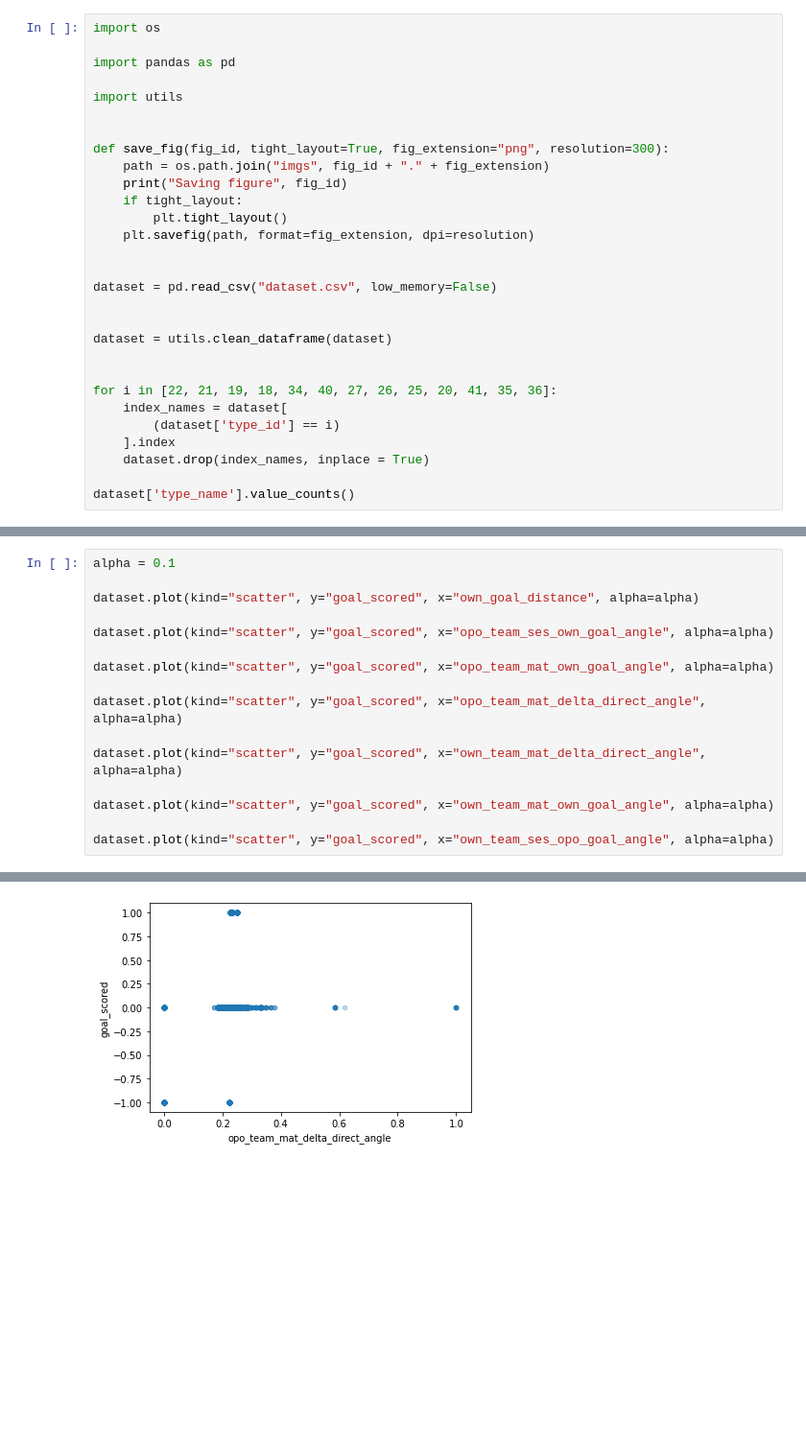
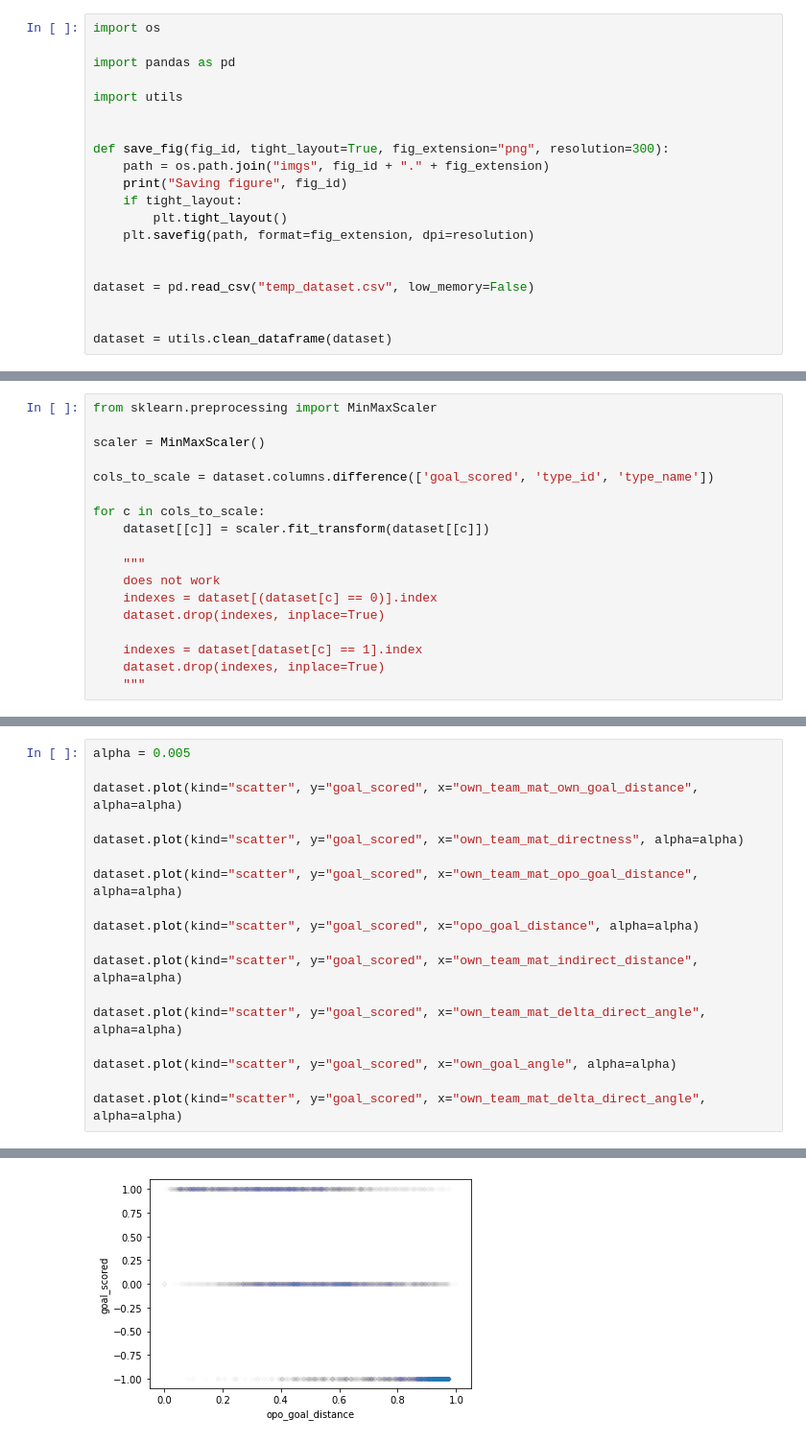
Before and after one commit to xecarlox94/data_mining_machine_learning, a Jupyter notebook: Untitled.ipynb, the cells around one changed output, grey strips where cells are left out. Shown at 96% size. Drawn from its saved outputs; the diff is of its cells as text; blank space fills up the shorter version.

```diff
--- a/Untitled.ipynb
+++ b/Untitled.ipynb
@@ -14,16 +14,7 @@ def save_fig(fig_id, tight_layout=True, fig_extension="png", resolution=300):
     plt.savefig(path, format=fig_extension, dpi=resolution)
 
 
-dataset = pd.read_csv("dataset.csv", low_memory=False)
+dataset = pd.read_csv("temp_dataset.csv", low_memory=False)
 
 
 dataset = utils.clean_dataframe(dataset)
-
-
-for i in [22, 21, 19, 18, 34, 40, 27, 26, 25, 20, 41, 35, 36]:
-    index_names = dataset[
-        (dataset['type_id'] == i)
-    ].index
-    dataset.drop(index_names, inplace = True)
-
-dataset['type_name'].value_counts()
@@ -49,3 +99,21 @@ Name: type_name, dtype: int64
+# %%
+from sklearn.preprocessing import MinMaxScaler
+
+scaler = MinMaxScaler()
+
+cols_to_scale = dataset.columns.difference(['goal_scored', 'type_id', 'type_name'])
+
+for c in cols_to_scale:
+    dataset[[c]] = scaler.fit_transform(dataset[[c]])
+
+    """
+    does not work
+    indexes = dataset[(dataset[c] == 0)].index
+    dataset.drop(indexes, inplace=True)
+
+    indexes = dataset[dataset[c] == 1].index
+    dataset.drop(indexes, inplace=True)
+    """
 # %%
 dataset['goal_scored'].value_counts()
 # %% [output]
@@ -187,17 +210,19 @@ plt.show()
 # %%
-alpha = 0.1
+alpha = 0.005
 
-dataset.plot(kind="scatter", y="goal_scored", x="own_goal_distance", alpha=alpha)
+dataset.plot(kind="scatter", y="goal_scored", x="own_team_mat_own_goal_distance", alpha=alpha)
 
-dataset.plot(kind="scatter", y="goal_scored", x="opo_team_ses_own_goal_angle", alpha=alpha)
+dataset.plot(kind="scatter", y="goal_scored", x="own_team_mat_directness", alpha=alpha)
 
-dataset.plot(kind="scatter", y="goal_scored", x="opo_team_mat_own_goal_angle", alpha=alpha)
+dataset.plot(kind="scatter", y="goal_scored", x="own_team_mat_opo_goal_distance", alpha=alpha)
 
-dataset.plot(kind="scatter", y="goal_scored", x="opo_team_mat_delta_direct_angle", alpha=alpha)
+dataset.plot(kind="scatter", y="goal_scored", x="opo_goal_distance", alpha=alpha)
+
+dataset.plot(kind="scatter", y="goal_scored", x="own_team_mat_indirect_distance", alpha=alpha)
 
 dataset.plot(kind="scatter", y="goal_scored", x="own_team_mat_delta_direct_angle", alpha=alpha)
 
-dataset.plot(kind="scatter", y="goal_scored", x="own_team_mat_own_goal_angle", alpha=alpha)
+dataset.plot(kind="scatter", y="goal_scored", x="own_goal_angle", alpha=alpha)
 
-dataset.plot(kind="scatter", y="goal_scored", x="own_team_ses_opo_goal_angle", alpha=alpha)
+dataset.plot(kind="scatter", y="goal_scored", x="own_team_mat_delta_direct_angle", alpha=alpha)
 # %% [output]
@@ -208 +233 @@ dataset.plot(kind="scatter", y="goal_scored", x="own_team_ses_opo_goal_angle", a
-[figure, old version]
+[figure, new version]
```
Also changed, not shown: parts of 16 cells of this notebook, 2 other files.
